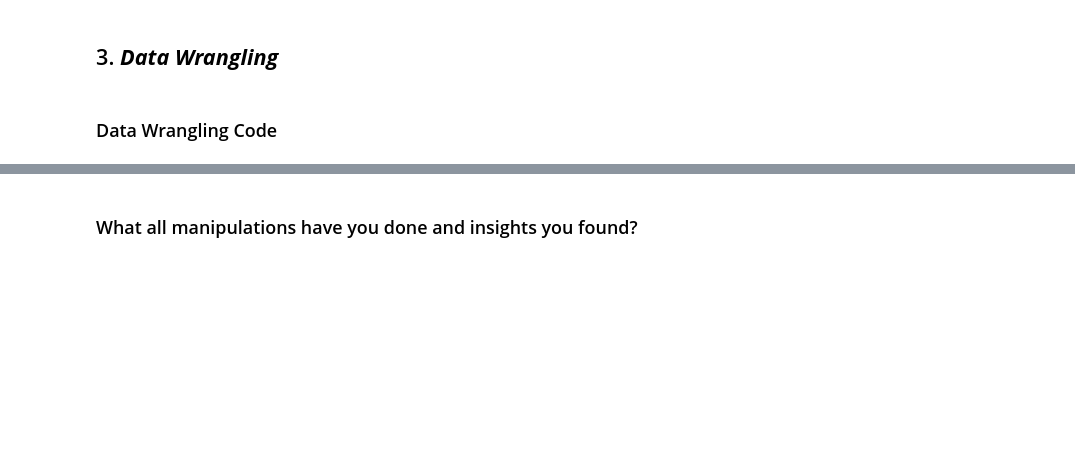
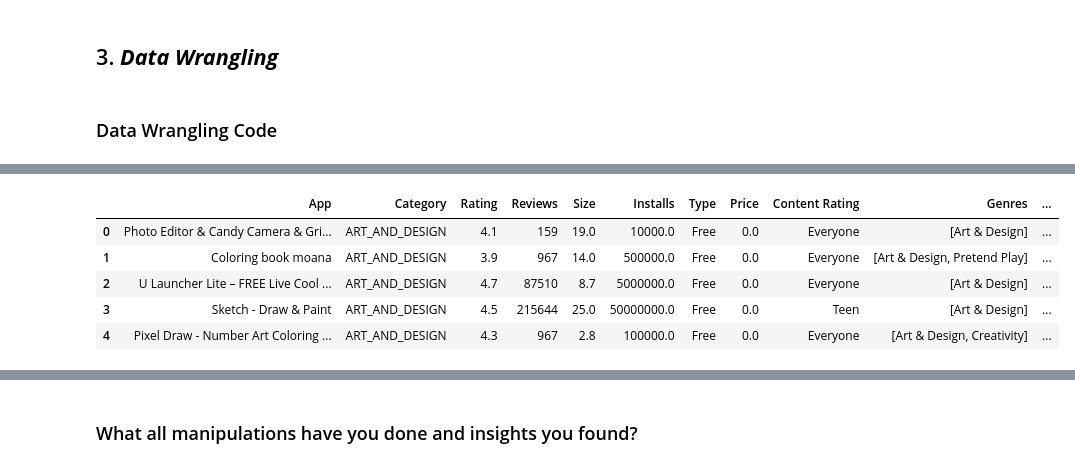
Before and after one commit to gawandegaurav60/Play-Store-Review-Analysis-EDA, a Jupyter notebook: Play_Store_App_Review_Exploratory_Data_Analysis.ipynb, the cells around one changed output, grey strips where cells are left out. Cells and saved outputs as stored; diff of their text form; code cells hidden in the pictures; blank space fills up the shorter version.

```diff
--- a/Play_Store_App_Review_Exploratory_Data_Analysis.ipynb
+++ b/Play_Store_App_Review_Exploratory_Data_Analysis.ipynb
@@ -327,0 +524,15 @@ Answer Here
+# %%
+# changing the data type of "Installs"
+def string_to_int(value):
+    if '+' in value:
+        value = value.replace("+", "")
+    if ',' in value:
+        value = value.replace(",", "")
+    if value.isdigit():
+        return int(value)
+    else:
+        return None  # or any other value that suits your analysis
+
+ps_df['Installs'] = ps_df['Installs'].apply(string_to_int).astype('Int64')  # Convert to Int64 type
+
+print(ps_df['Installs'].value_counts())
@@ -327,0 +561,13 @@ Answer Here
+# %%
+# changing the "Price" column
+
+import numpy as np
+
+def string_to_float(value):
+    if value == 'Everyone':
+        return np.nan
+    elif '$' in value:
+        value = value.replace("$", "")
+    return float(value)
+
+ps_df['Price'] = ps_df['Price'].apply(string_to_float)
@@ -327,0 +590,13 @@ Answer Here
+# %%
+# as there multiple genres for some apps
+# so converting the single string of genre value to list of multiple genres
+
+ps_df['Genres'] = ps_df['Genres'].apply(lambda x: x.split(";"))
+ps_df.head()
+# %% [output]
+|  | App | Category | Rating | Reviews | Size | Installs | Type | Price | Content Rating | Genres | ... |
+| 0 | Photo Editor & Candy Camera & Gri... | ART_AND_DESIGN | 4.1 | 159 | 19.0 | 10000.0 | Free | 0.0 | Everyone | [Art & Design] | ... |
+| 1 | Coloring book moana | ART_AND_DESIGN | 3.9 | 967 | 14.0 | 500000.0 | Free | 0.0 | Everyone | [Art & Design, Pretend Play] | ... |
+| 2 | U Launcher Lite – FREE Live Cool ... | ART_AND_DESIGN | 4.7 | 87510 | 8.7 | 5000000.0 | Free | 0.0 | Everyone | [Art & Design] | ... |
+| 3 | Sketch - Draw & Paint | ART_AND_DESIGN | 4.5 | 215644 | 25.0 | 50000000.0 | Free | 0.0 | Teen | [Art & Design] | ... |
+| 4 | Pixel Draw - Number Art Coloring ... | ART_AND_DESIGN | 4.3 | 967 | 2.8 | 100000.0 | Free | 0.0 | Everyone | [Art & Design, Creativity] | ... |
```
Also changed, not shown: parts of 32 cells of this notebook.
